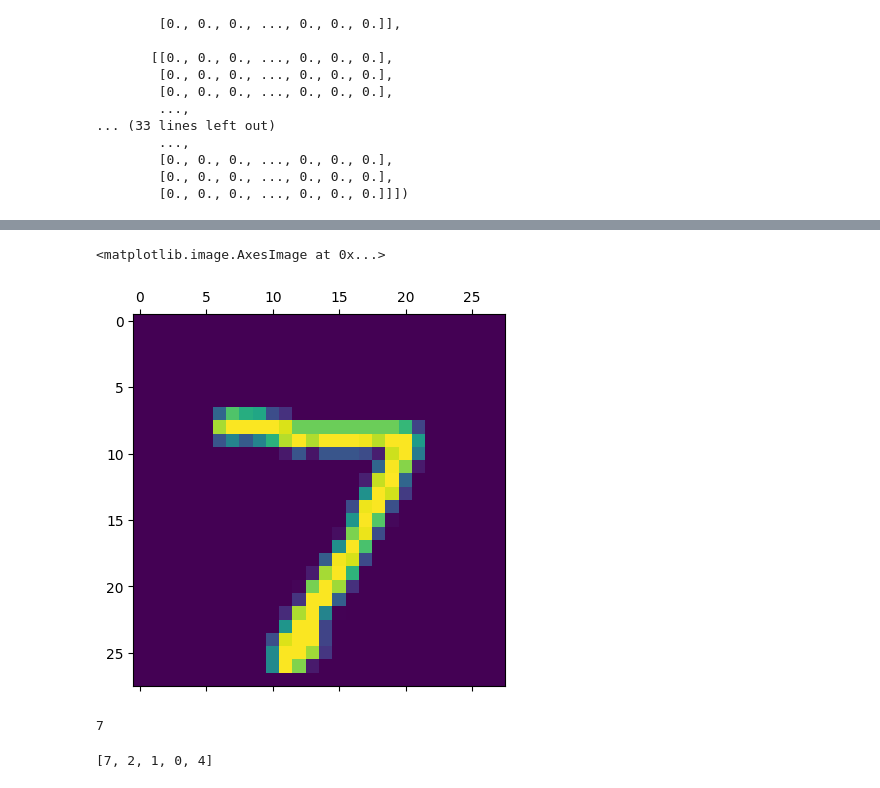
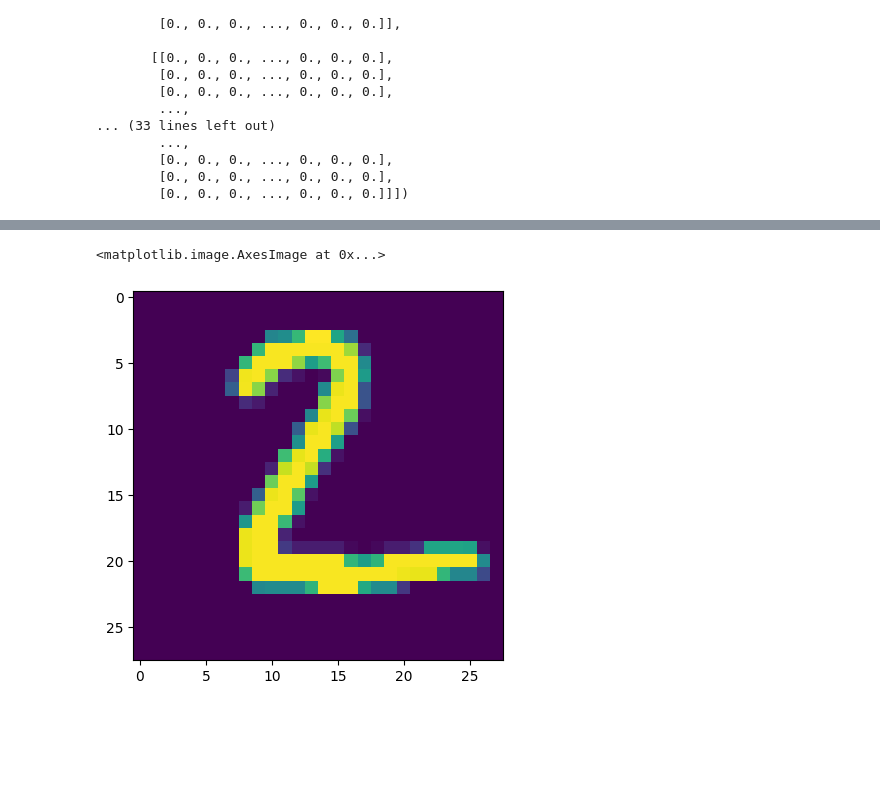
Before and after one commit to ChiefBibek/Handwritten-digit-recognition-, a Jupyter notebook: digits_recognition_neural_network.ipynb, the cells around one changed output, grey strips where cells are left out. Drawn from its saved outputs; the diff is of its cells as text; code cells hidden in the pictures; blank space fills up the shorter version.

```diff
--- a/digits_recognition_neural_network.ipynb
+++ b/digits_recognition_neural_network.ipynb
@@ -141,9 +151,5 @@ array([3.44847403e-02, 2.76491193e-07, 7.09241629e-02, 9.45996761e-01,
 # %%
-plt.matshow(x_test[0])
+plt.imshow(x_test[1])
 # %% [output]
 <matplotlib.image.AxesImage at 0x...>
-[figure, old version]
+[figure, new version]
-# %%
-np.argmax(y_predicted[0])
-# %% [output]
-7
@@ -152,4 +155,0 @@ y_predicted_labels = [np.argmax(i) for i in y_predicted]
-# %%
-y_predicted_labels[:5]
-# %% [output]
-[7, 2, 1, 0, 4]
```
Also changed, not shown: parts of 26 cells of this notebook, 1 other file.
